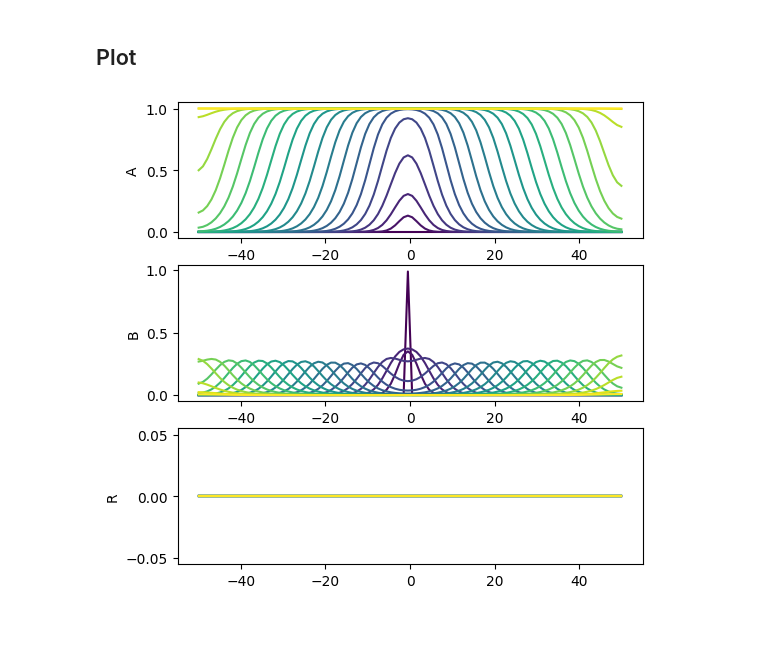
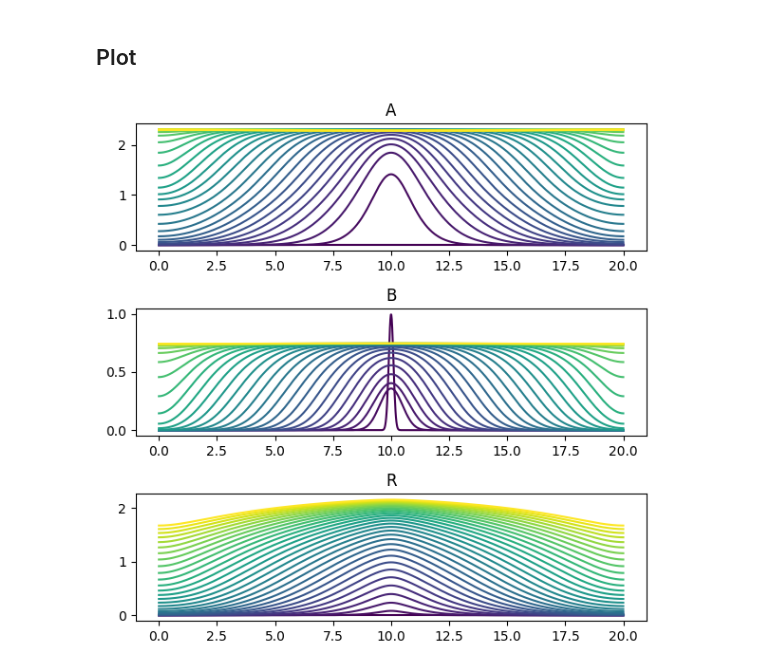
Before and after one commit to dewitt-lab/immunowave, a Jupyter notebook: notebooks/quickstart.ipynb, the cells around one changed output. Drawn from its saved outputs; the diff is of its cells as text; code cells hidden in the pictures; blank space fills up the shorter version.

```diff
--- a/notebooks/quickstart.ipynb
+++ b/notebooks/quickstart.ipynb
@@ -113,4 +117,3 @@ Define time domain
 # %%
 t0 = 0.0
-t1 = 50.0
-t = np.linspace(t0, t1, 20)
+t1 = 30.0
@@ -117,2 +122,4 @@ t = np.linspace(t0, t1, 20)
+# %%
+dt0 = 1e-4
 # %% [markdown]
 Solve
@@ -146,0 +126,2 @@ Solution(
+# %%
+solution = iw.solve(model, state, t0, t1, dt0=dt0, max_steps=1000000)
@@ -147,6 +133,14 @@ Solution(
 # %% [markdown]
 ## Plot
-# %%
-model.plot(solution)
-# %% [output]
-[figure, removed]
+# %%
+for axis in axes:
+    axis.clear()
+cmap = plt.cm.ScalarMappable(
+    norm=mpl.colors.Normalize(vmin=t0, vmax=t1), cmap=plt.cm.viridis
+)
+for t in np.linspace(t0, t1, int(t1 - t0) + 1):
+    axes = solution.evaluate(t).plot(axes=axes, color=cmap.to_rgba(t))
+
+plt.show()
+# %% [output]
+[figure, added]
```
Also changed, not shown: parts of 28 cells of this notebook, 9 other files.
